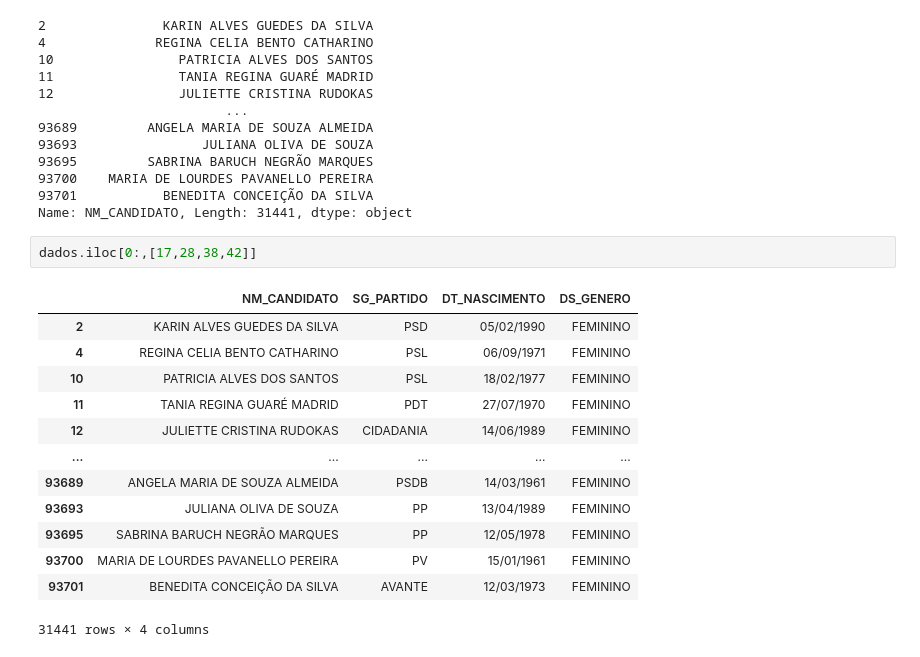
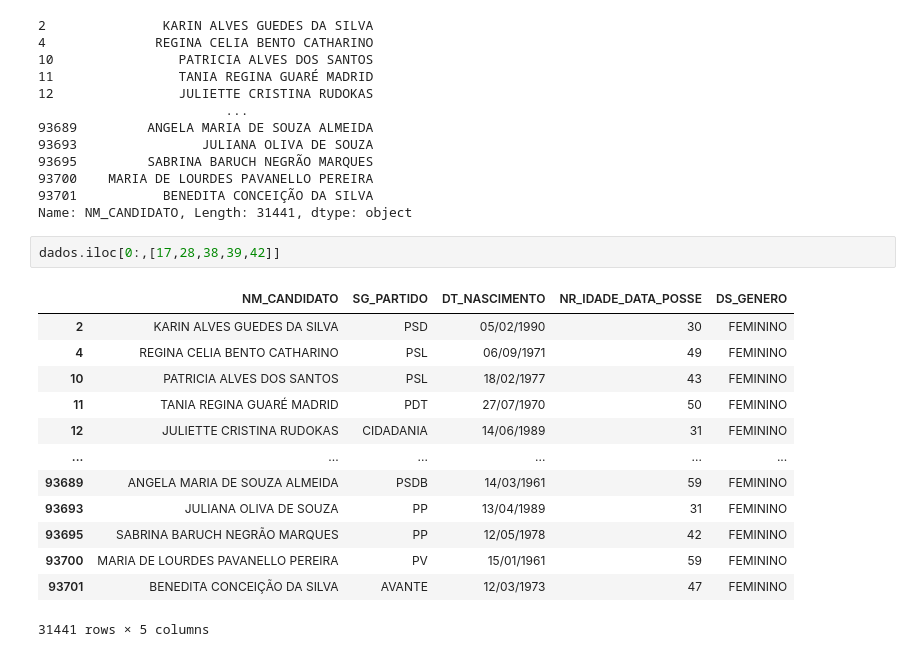
Before and after one commit to NayDev/Projeto-Python, a Jupyter notebook: Candidatas 2020.ipynb, the cells around one changed output. Saved outputs shown, nothing was run; the diff lists cells and outputs as text.

```diff
--- a/Candidatas 2020.ipynb
+++ b/Candidatas 2020.ipynb
@@ -38,18 +61,18 @@ dados['NM_CANDIDATO']
 93701           BENEDITA CONCEIÇÃO DA SILVA
 Name: NM_CANDIDATO, Length: 31441, dtype: object
 # %%
-dados.iloc[0:,[17,28,38,42]]
+dados.iloc[0:,[17,28,38,39,42]]
 # %% [output]
-|  | NM_CANDIDATO | SG_PARTIDO | DT_NASCIMENTO | DS_GENERO |
-| 2 | KARIN ALVES GUEDES DA SILVA | PSD | 05/02/1990 | FEMININO |
-| 4 | REGINA CELIA BENTO CATHARINO | PSL | 06/09/1971 | FEMININO |
-| 10 | PATRICIA ALVES DOS SANTOS | PSL | 18/02/1977 | FEMININO |
-| 11 | TANIA REGINA GUARÉ MADRID | PDT | 27/07/1970 | FEMININO |
-| 12 | JULIETTE CRISTINA RUDOKAS | CIDADANIA | 14/06/1989 | FEMININO |
-| ... | ... | ... | ... | ... |
-| 93689 | ANGELA MARIA DE SOUZA ALMEIDA | PSDB | 14/03/1961 | FEMININO |
-| 93693 | JULIANA OLIVA DE SOUZA | PP | 13/04/1989 | FEMININO |
-| 93695 | SABRINA BARUCH NEGRÃO MARQUES | PP | 12/05/1978 | FEMININO |
-| 93700 | MARIA DE LOURDES PAVANELLO PEREIRA | PV | 15/01/1961 | FEMININO |
-| 93701 | BENEDITA CONCEIÇÃO DA SILVA | AVANTE | 12/03/1973 | FEMININO |
+|  | NM_CANDIDATO | SG_PARTIDO | DT_NASCIMENTO | NR_IDADE_DATA_POSSE | DS_GENERO |
+| 2 | KARIN ALVES GUEDES DA SILVA | PSD | 05/02/1990 | 30 | FEMININO |
+| 4 | REGINA CELIA BENTO CATHARINO | PSL | 06/09/1971 | 49 | FEMININO |
+| 10 | PATRICIA ALVES DOS SANTOS | PSL | 18/02/1977 | 43 | FEMININO |
+| 11 | TANIA REGINA GUARÉ MADRID | PDT | 27/07/1970 | 50 | FEMININO |
+| 12 | JULIETTE CRISTINA RUDOKAS | CIDADANIA | 14/06/1989 | 31 | FEMININO |
+| ... | ... | ... | ... | ... | ... |
+| 93689 | ANGELA MARIA DE SOUZA ALMEIDA | PSDB | 14/03/1961 | 59 | FEMININO |
+| 93693 | JULIANA OLIVA DE SOUZA | PP | 13/04/1989 | 31 | FEMININO |
+| 93695 | SABRINA BARUCH NEGRÃO MARQUES | PP | 12/05/1978 | 42 | FEMININO |
+| 93700 | MARIA DE LOURDES PAVANELLO PEREIRA | PV | 15/01/1961 | 59 | FEMININO |
+| 93701 | BENEDITA CONCEIÇÃO DA SILVA | AVANTE | 12/03/1973 | 47 | FEMININO |
-31441 rows × 4 columns
+31441 rows × 5 columns
```
Also changed, not shown: parts of 5 cells of this notebook.
